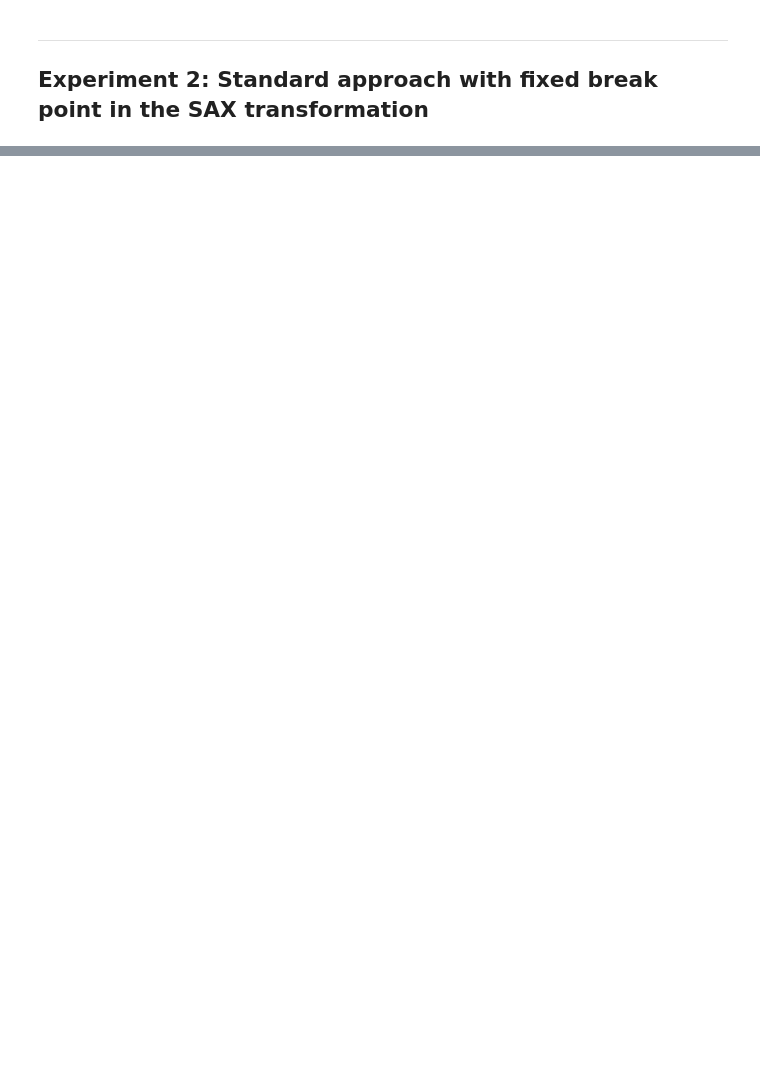
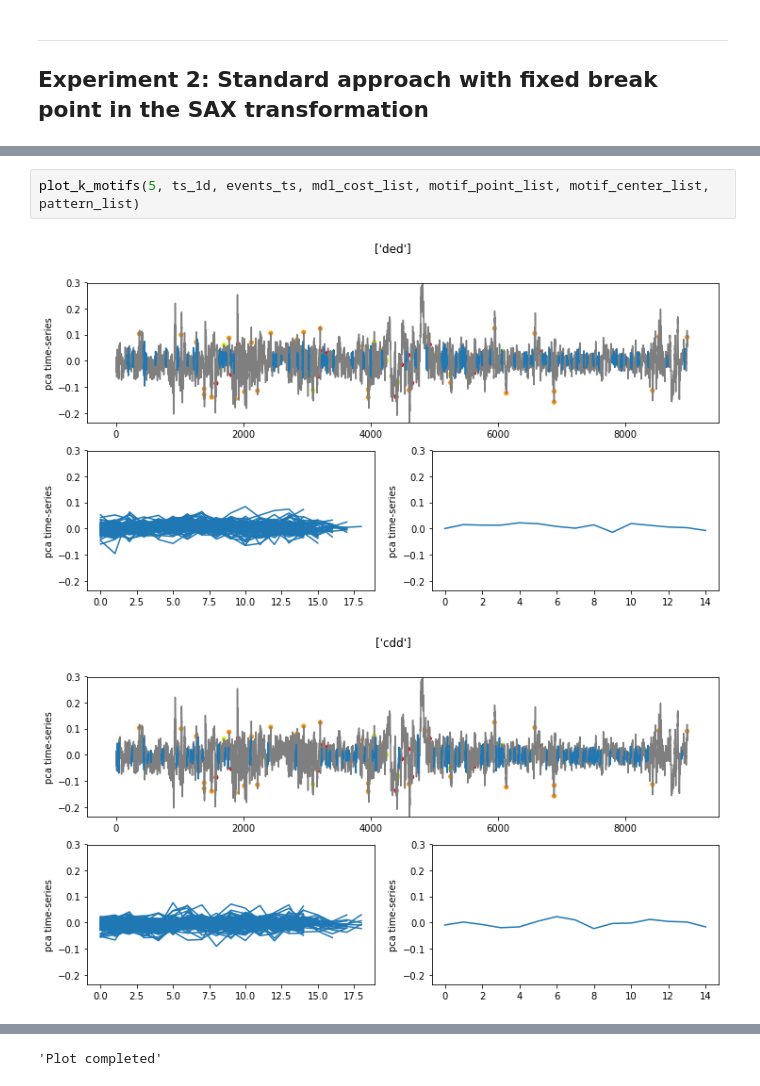
Before and after one commit to misilva73/extendedMD, a Jupyter notebook: notebooks/parameter_viz_v3.ipynb, the cells around one changed output, grey strips where cells are left out. Saved outputs shown, nothing was run; the diff lists cells and outputs as text; blank space fills up the shorter version.

```diff
--- a/notebooks/parameter_viz_v3.ipynb
+++ b/notebooks/parameter_viz_v3.ipynb
@@ -104,0 +114,5 @@ plt.show()
+# %%
+plot_k_motifs(5, ts_1d, events_ts, mdl_cost_list, motif_point_list, motif_center_list, pattern_list)
+# %% [output]
+[figure, added]
+[figure, added]
@@ -105,3 +122,4 @@ plt.show()
+'Plot completed'
 # %%
 plot_k_multdim_motifs(5, multi_dim_ts, events_ts, mdl_cost_list, motif_point_list, motif_center_list, pattern_list)
 # %% [output]
```
Also changed, not shown: parts of 10 cells of this notebook, 11 other files.
